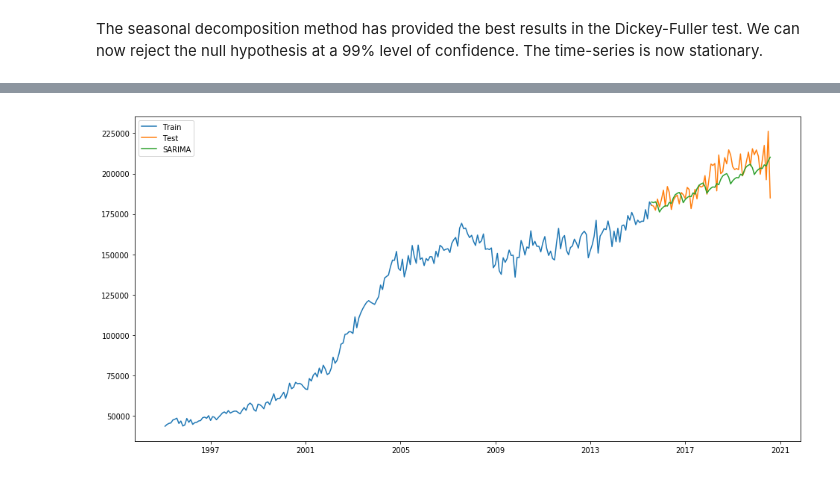
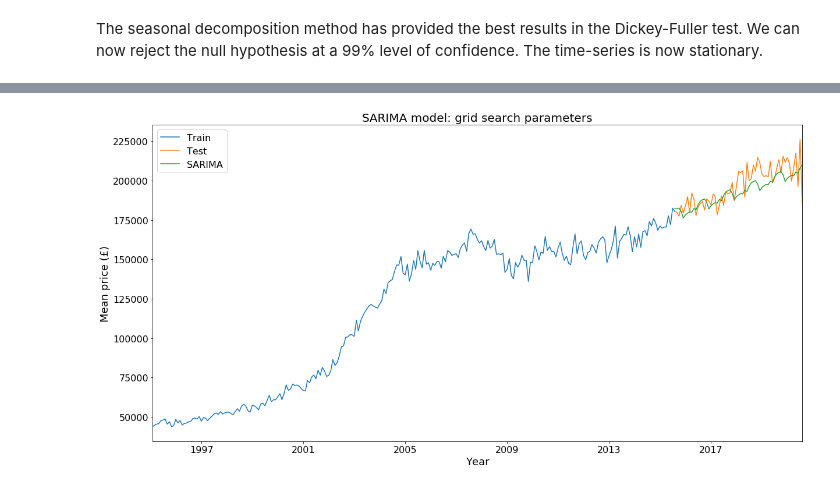
Before and after one commit to risdallseis/Cardiff_house_sales, a Jupyter notebook: cardiff_monthly_time_series.ipynb, the cells around one changed output, grey strips where cells are left out. Drawn from its saved outputs; the diff is of its cells as text; code cells hidden in the pictures.

```diff
--- a/cardiff_monthly_time_series.ipynb
+++ b/cardiff_monthly_time_series.ipynb
@@ -197,8 +224,17 @@ plt.legend(loc='best')
 # %%
 import datetime
 import matplotlib.dates as dates
-plt.figure(figsize=(10,10))
+plt.figure(figsize=(20,10))
 plt.plot(seasonal,label='seasonal')
 plt.xlim(dates.date2num([seasonal.index[20], seasonal.index[34]]))
+plt.xlabel("Year - Month", fontsize='18')
+plt.ylabel("Seasonal price variation (£)", fontsize='18')
+plt.title("Seasonality", fontsize='20')
+
 plt.legend(loc='best')
+font = {'family' : 'normal',
+        'weight' : 'normal',
+        'size'   : 16}
+plt.rc('font', **font)
+plt.show()
 # %% [output]
@@ -271,11 +275,21 @@ Total fit time: 17.836 seconds
 # %%
 #ARIMA
+import statsmodels.api as sm
 y_hat_avg = ts_test.copy()
-fit1 = sm.tsa.statespace.SARIMAX(ts_train, order=(2, 1, 1),freq='m',seasonal_order=(0,0,0,0),enforce_stationarity=False, enforce_invertibility=False).fit()
-y_hat_avg['ARIMA'] = fit1.predict(start=ts_test.index[0],end='2020-1-30')
-plt.figure(figsize=(16,8))
+fit1 = sm.tsa.statespace.SARIMAX(ts_train, order=(2, 1, 1),freq='m',seasonal_order=(0,0,0,0)).fit()
+y_hat_avg['ARIMA'] = fit1.predict(start=ts_test.index[0],end=ts_test.index[-1])
+plt.figure(figsize=(20,10))
 plt.plot( ts_train, label='Train')
 plt.plot(ts_test, label='Test')
 plt.plot(y_hat_avg['ARIMA'], label='ARIMA')
+plt.xlabel("Year", fontsize='18')
+plt.ylabel("Mean price (£)", fontsize='18')
+plt.title("ARIMA model", fontsize='20')
+
+plt.legend(loc='best')
+font = {'family' : 'normal',
+        'weight' : 'normal',
+        'size'   : 16}
+plt.rc('font', **font)
 plt.legend(loc='best')
 plt.show()
@@ -282,18 +298,28 @@ plt.show()
 # %%
 import statsmodels.api as sm
 from datetime import datetime
 #SARIMA
 y_hat_avg = ts_test.copy()
 fit2 = sm.tsa.statespace.SARIMAX(ts_train, order=(0, 1, 1),seasonal_order=(0,1,1,12)).fit()
 y_hat_avg['SARIMA'] = fit2.predict(start=ts_test.index[0],end=ts_test.index[-1])
-plt.figure(figsize=(16,8))
+plt.figure(figsize=(20,10))
 plt.plot( ts_train, label='Train')
 plt.plot(ts_test, label='Test')
 plt.plot(y_hat_avg['SARIMA'], label='SARIMA')
 plt.legend(loc='best')
+plt.xlabel("Year", fontsize='18')
+plt.xlim(dates.date2num([ts_train.index[0], ts_test.index[-1]]))
+plt.ylabel("Mean price (£)", fontsize='18')
+plt.title("SARIMA model: grid search parameters", fontsize='20')
+
+plt.legend(loc='best')
+font = {'family' : 'normal',
+        'weight' : 'normal',
+        'size'   : 16}
+plt.rc('font', **font)
 plt.show()
 # %% [output]
-[figure, old version]
+[figure, new version]
 # %%
 fit2.summary()
 # %% [output]
```
Also changed, not shown: parts of 40 cells of this notebook.
